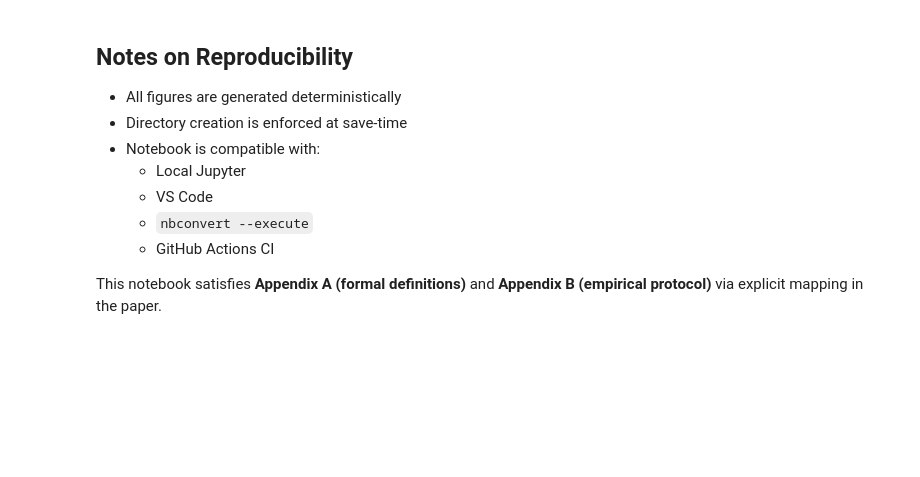
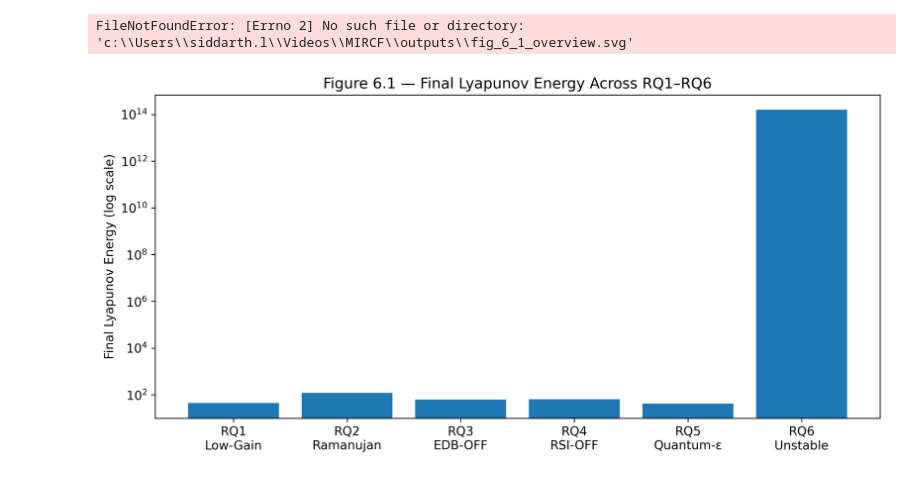
Before and after one commit to XXJanusXX/MIRCF, a Jupyter notebook: notebooks/MIRCF_Section6_Reproduction.ipynb, the cells around one changed output. Saved outputs shown, nothing was run; the diff lists cells and outputs as text; code cells hidden in the pictures; blank space fills up the shorter version.

```diff
--- a/notebooks/MIRCF_Section6_Reproduction.ipynb
+++ b/notebooks/MIRCF_Section6_Reproduction.ipynb
@@ -37,20 +32,15 @@ This figure summarizes the **final Lyapunov energy** across all six research que
 # %%
-# --- DATA FOR FIGURE 6.1 ---
+# Figure 6.1 — Overview Across RQ1–RQ6
+labels = ["RQ1\nLow-Gain", "RQ2\nRamanujan", "RQ3\nEDB-OFF", "RQ4\nRSI-OFF", "RQ5\nQuantum-ε", "RQ6\nUnstable"]
+values = [44.83, 121.38, 62.72, 63.81, 42.11, 1.6e14]
 
-labels = [
-    "RQ1\nLow-Gain",
-    "RQ2\nRamanujan",
-    "RQ3\nEDB-OFF",
-    "RQ4\nRSI-OFF",
-    "RQ5\nQuantum-ε",
-    "RQ6\nUnstable"
-]
+plt.figure(figsize=(10, 5))
+plt.bar(labels, values)
+plt.yscale("log")
+plt.ylabel("Final Lyapunov Energy (log scale)")
+plt.title("Figure 6.1 — Final Lyapunov Energy Across RQ1–RQ6")
 
-values = [
-    44.83,     # RQ1 Stable-LowGain
-    121.38,    # RQ2 Ramanujan-d4
-    62.72,     # RQ3 EDB-OFF
-    63.81,     # RQ4 RSI-OFF
-    42.11,     # RQ5 Quantum-epsilon
-    1.6e14     # RQ6 Unstable-Fail
-]
+save_figure("6_1_overview")
+# %% [output]
+FileNotFoundError: [Errno 2] No such file or directory: 'c:\\Users\\siddarth.l\\Videos\\MIRCF\\outputs\\fig_6_1_overview.svg'
+[figure, added]
@@ -80,12 +46,0 @@ print("Saved: fig_6_1_overview.svg / .jpg")
-# %% [markdown]
-## Notes on Reproducibility
-
-- All figures are generated deterministically
-- Directory creation is enforced at save-time
-- Notebook is compatible with:
-  - Local Jupyter
-  - VS Code
-  - `nbconvert --execute`
-  - GitHub Actions CI
-
-This notebook satisfies **Appendix A (formal definitions)** and **Appendix B (empirical protocol)** via explicit mapping in the paper.
```
Also changed, not shown: parts of 15 cells of this notebook.
